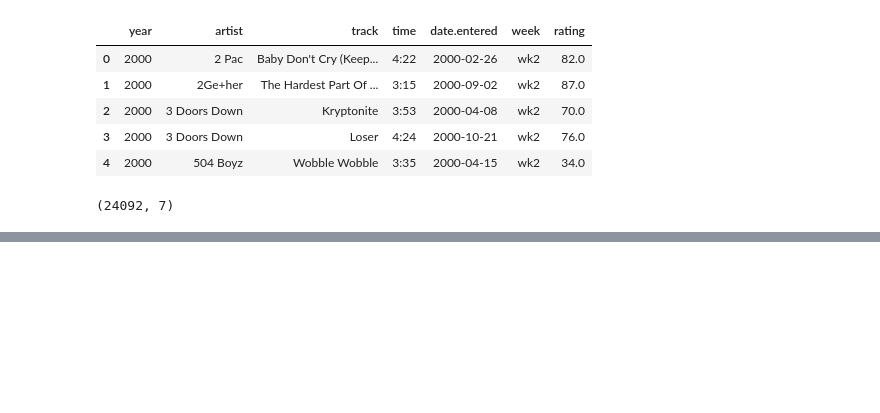
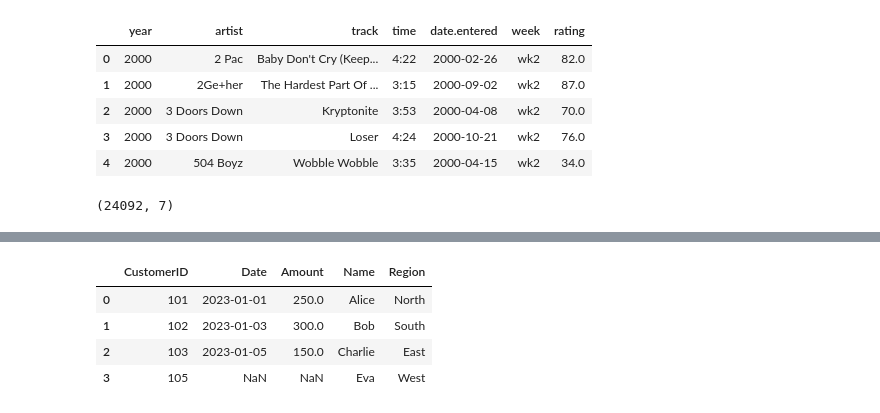
Before and after one commit to hongsh2003/hipython_rep, a Jupyter notebook: 15. 데이터전처리.ipynb, the cells around one changed output, grey strips where cells are left out. Saved outputs shown, nothing was run; the diff lists cells and outputs as text; code cells hidden in the pictures; blank space fills up the shorter version.

```diff
--- a/15. 데이터전처리.ipynb
+++ b/15. 데이터전처리.ipynb
@@ -1066,3 +1066,17 @@ final_df = pd.concat(list_b_df)
 final_df.shape
 # %% [output]
 (24092, 7)
+# %%
+# 매출 데이터
+sales_data = pd.DataFrame({
+    'CustomerID': [101, 102, 103, 104],
+    'Date': ['2023-01-01', '2023-01-03', '2023-01-05', '2023-01-07'],
+    'Amount': [250, 300, 150, 400]
+})
+
+# 고객 데이터
+customer_data = pd.DataFrame({
+    'CustomerID': [101, 102, 103, 105],
+    'Name': ['Alice', 'Bob', 'Charlie', 'Eva'],
+    'Region': ['North', 'South', 'East', 'West']
+})
@@ -1068,0 +1099,10 @@ final_df.shape
+# %%
+pd.merge(sales_data,customer_data,on='CustomerID', how='right') #inner #on=이라는 조건을 기준으로 연결해라
+# how= 누구 기준으로 연결할지
+#이 상황엔 left는 sales_data, right는 customer_data 기준
+# %% [output]
+|  | CustomerID | Date | Amount | Name | Region |
+| 0 | 101 | 2023-01-01 | 250.0 | Alice | North |
+| 1 | 102 | 2023-01-03 | 300.0 | Bob | South |
+| 2 | 103 | 2023-01-05 | 150.0 | Charlie | East |
+| 3 | 105 | NaN | NaN | Eva | West |
```
Also changed, not shown: parts of 10 cells of this notebook.
